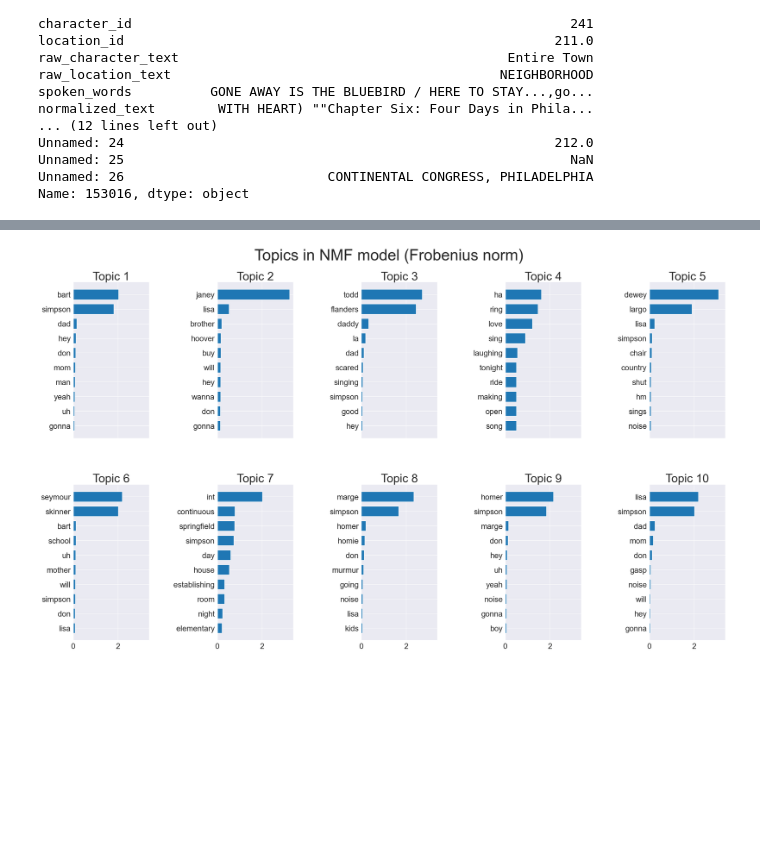
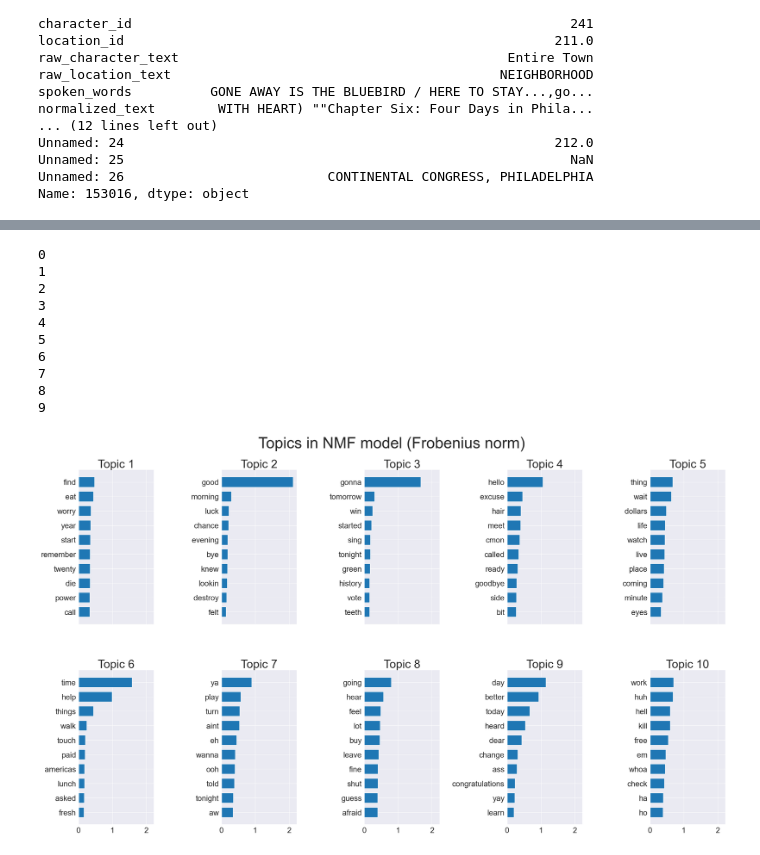
Before and after one commit to nic0gin/datamadness, a Jupyter notebook: script_analysis.ipynb, the cells around one changed output, grey strips where cells are left out. Cells and saved outputs as stored; diff of their text form; code cells hidden in the pictures; blank space fills up the shorter version.

```diff
--- a/script_analysis.ipynb
+++ b/script_analysis.ipynb
@@ -75,7 +106,8 @@ script_df.head()
 # %%
 character_lines = []
-for i in range(10):
-    sep_lines = script_df.loc[script_df['character_id']==i]['raw_text'].tolist()
+for i in range(6000):
+    spaced_lines = script_df.loc[script_df['character_id']==(i+1)]['normalized_text']+' '
+    sep_lines = spaced_lines.tolist()
     sep_lines = [x for x in sep_lines if str(x) != 'nan']
     total_lines = ''.join(sep_lines)
     character_lines.append(total_lines)
@@ -82,6 +118,6 @@ for i in range(10):
 # %%
 vectorizer = TfidfVectorizer(stop_words=stopwords_df['stopwords'].tolist(),
-                             lowercase=True, min_df=0.05, max_df=0.95)
+                             lowercase=True, max_df=0.005, norm='l2', smooth_idf=True)
 tf_idf_matrix = vectorizer.fit_transform(character_lines)
 feature_names = vectorizer.get_feature_names_out()
 # %%
@@ -94,0 +138,5 @@ print(top_k_keywords)
+# %%
+dummy = []
+for i in range(6000):
+    dummy.append(i)
+dummy[1434]
@@ -94,0 +156,25 @@ print(top_k_keywords)
+# %%
+selected_characters = [0, 1, 7, 8, 14, 2, 17, 10, 1434, 800]
+def plot_top_words():
+    fig, axes = plt.subplots(2, 5, figsize=(30, 15), sharex=True)
+    axes = axes.flatten()
+    for idx, char_id in enumerate(selected_characters):
+        feature_scores = tf_idf_matrix[char_id].toarray().tolist()[0]
+        feature_dict = dict(zip(feature_names, feature_scores))
+        top_k_features = sorted(feature_dict.items(), key=lambda x: x[1], reverse=True)[:10]
+        top_k_keywords = [feature[0] for feature in top_k_features]
+        weights = [feature[1] for feature in top_k_features]
+
+        character_name = characters_df.loc[characters_df['id']==char_id+1]['name'].iloc[0]
+
+        ax = axes[idx]
+        ax.barh(top_k_keywords, weights, height=0.7)
+        ax.set_title(f"{character_name}", fontdict={"fontsize": 30})
+        ax.invert_yaxis()
+        ax.tick_params(axis="both", which="major", labelsize=20)
+        for i in "top right left".split():
+            ax.spines[i].set_visible(False)
+        fig.suptitle('Most frequent words', fontsize=40)
+
+    plt.subplots_adjust(top=0.90, bottom=0.05, wspace=0.90, hspace=0.3)
+    plt.show()
@@ -142,37 +247,49 @@ def plot_top_words(model, feature_names, n_top_words, title):
         weights = topic[top_features_ind]
 
         ax = axes[topic_idx]
+        print(topic_idx)
         ax.barh(top_features, weights, height=0.7)
         ax.set_title(f"Topic {topic_idx +1}", fontdict={"fontsize": 30})
         ax.invert_yaxis()
         ax.tick_params(axis="both", which="major", labelsize=20)
         for i in "top right left".split():
             ax.spines[i].set_visible(False)
         fig.suptitle(title, fontsize=40)
 
     plt.subplots_adjust(top=0.90, bottom=0.05, wspace=0.90, hspace=0.3)
     plt.show()
 
 tfidf_vectorizer = TfidfVectorizer(
-    max_df=0.95, min_df=2, max_features=1000, stop_words=stopwords_df['stopwords'].tolist()
+    max_df=0.3, max_features=1000, stop_words=stopwords_df['stopwords'].tolist()
 )
 
 tfidf = tfidf_vectorizer.fit_transform(character_lines)
 
 nmf = NMF(
     n_components=10,
     random_state=1,
     init="nndsvda",
     beta_loss="kullback-leibler",
     solver="mu",
     alpha_W=0.00005,
     alpha_H=0.00005,
     l1_ratio=0.5,
+    max_iter=1000
 ).fit(tfidf)
 
 tfidf_feature_names = tfidf_vectorizer.get_feature_names_out()
 plot_top_words(
     nmf, tfidf_feature_names, 10, "Topics in NMF model (Frobenius norm)"
 )
 # %% [output]
+0
+1
+2
+3
+4
+5
+6
+7
+8
+9
-[figure, old version]
+[figure, new version]
```
Also changed, not shown: parts of 13 cells of this notebook, 1 other file.
